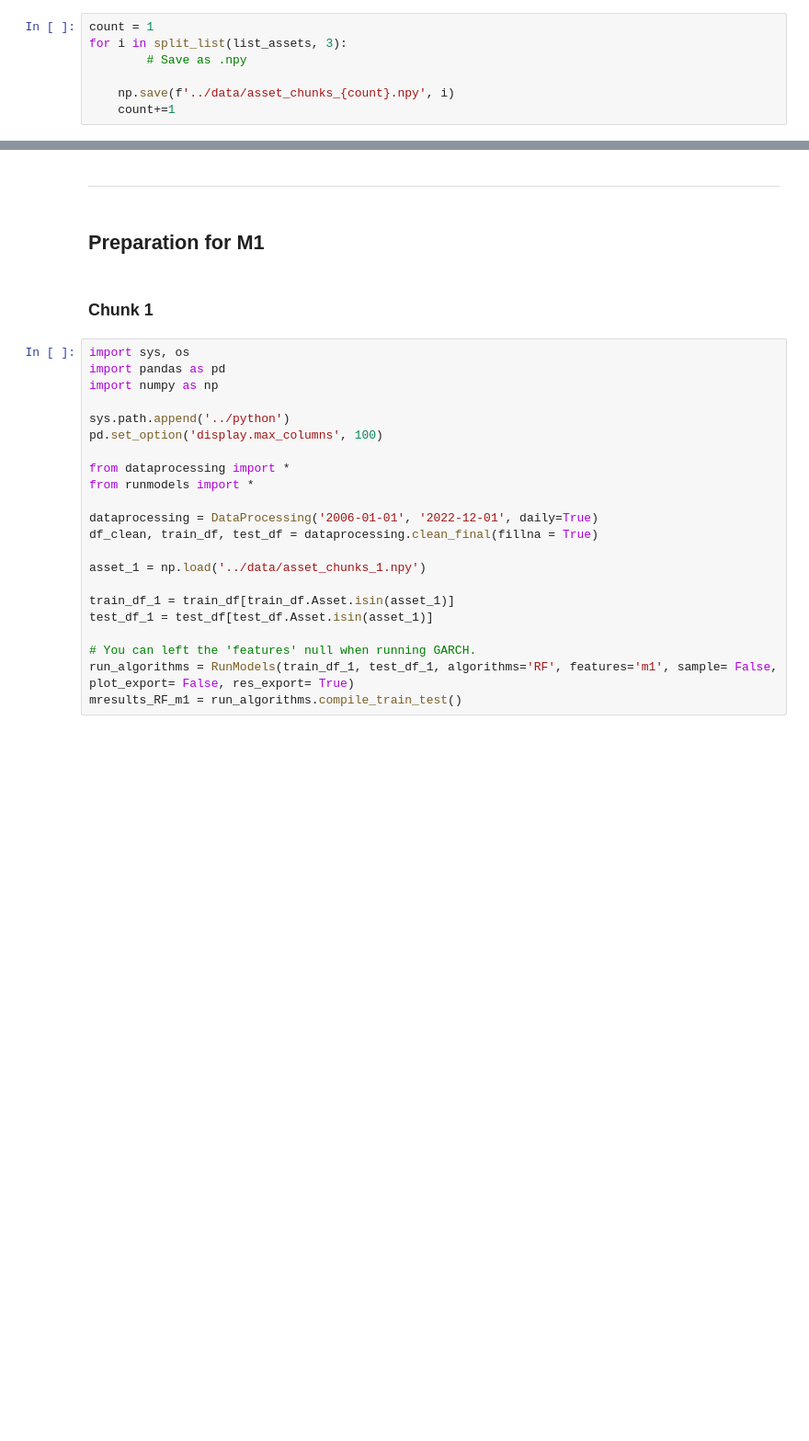
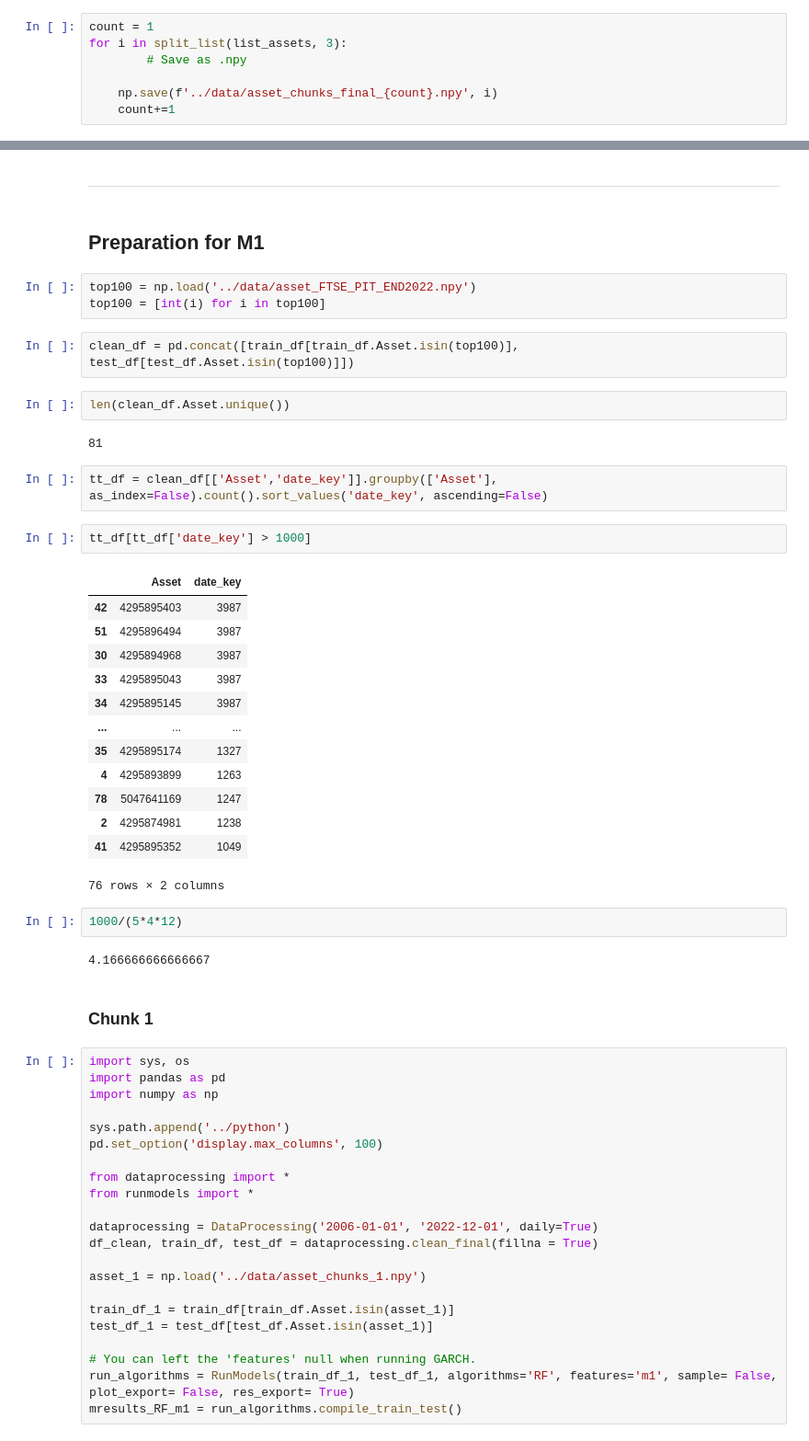
Before and after one commit to ygcahyono/esgnews_volatility, a Jupyter notebook: notebook/3.1.6-all_model_new_data.ipynb, the cells around one changed output, grey strips where cells are left out. Shown at 92% size. Drawn from its saved outputs; the diff is of its cells as text; blank space fills up the shorter version.

```diff
--- a/notebook/3.1.6-all_model_new_data.ipynb
+++ b/notebook/3.1.6-all_model_new_data.ipynb
@@ -99,5 +101,5 @@ count = 1
 for i in split_list(list_assets, 3):
         # Save as .npy
 
-    np.save(f'../data/asset_chunks_{count}.npy', i)
+    np.save(f'../data/asset_chunks_final_{count}.npy', i)
     count+=1
@@ -331,6 +320,37 @@ mresults_RF_m3 = run_algorithms.compile_train_test()
 ---
 # %% [markdown]
 ## Preparation for M1
+# %%
+top100 = np.load('../data/asset_FTSE_PIT_END2022.npy')
+top100 = [int(i) for i in top100]
+# %%
+clean_df = pd.concat([train_df[train_df.Asset.isin(top100)], test_df[test_df.Asset.isin(top100)]])
+# %%
+len(clean_df.Asset.unique())
+# %% [output]
+81
+# %%
+tt_df = clean_df[['Asset','date_key']].groupby(['Asset'], as_index=False).count().sort_values('date_key', ascending=False)
+# %%
+tt_df[tt_df['date_key'] > 1000]
+# %% [output]
+|  | Asset | date_key |
+| 42 | 4295895403 | 3987 |
+| 51 | 4295896494 | 3987 |
+| 30 | 4295894968 | 3987 |
+| 33 | 4295895043 | 3987 |
+| 34 | 4295895145 | 3987 |
+| ... | ... | ... |
+| 35 | 4295895174 | 1327 |
+| 4 | 4295893899 | 1263 |
+| 78 | 5047641169 | 1247 |
+| 2 | 4295874981 | 1238 |
+| 41 | 4295895352 | 1049 |
+76 rows × 2 columns
+# %%
+1000/(5*4*12)
+# %% [output]
+4.166666666666667
 # %% [markdown]
 ### Chunk 1
 # %%
```
Also changed, not shown: parts of 41 cells of this notebook.
